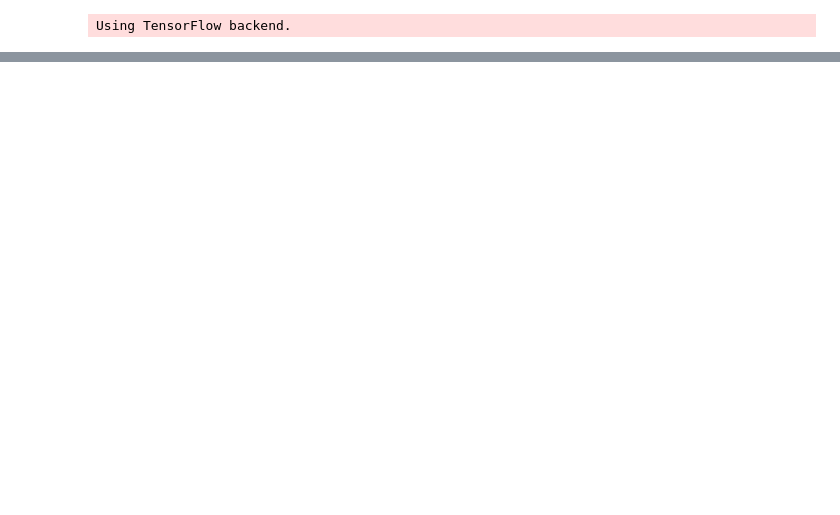
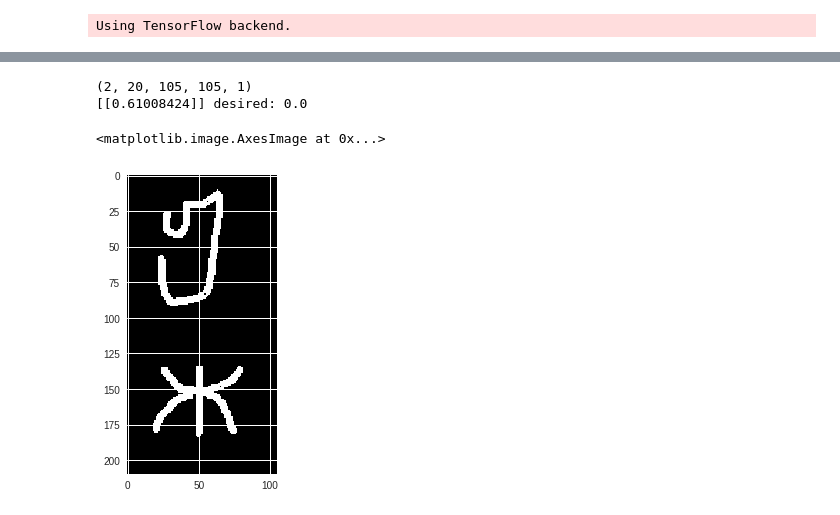
Before and after one commit to yunusemrecatalcam/one-shot_learning_omniglot, a Jupyter notebook: oneshot2.ipynb, the cells around one changed output, grey strips where cells are left out. Drawn from its saved outputs; the diff is of its cells as text; code cells hidden in the pictures; blank space fills up the shorter version.

```diff
--- a/oneshot2.ipynb
+++ b/oneshot2.ipynb
@@ -155,0 +149,15 @@ pairs (2, 200, 105, 105) targets (200,)
+# %%
+pred =np.asarray(mypairs)
+print(pred.shape)
+qwi = rng.randint(20)
+pred = pred[:,qwi,:,:,:].reshape(2,105,105,1)
+right =np.asarray(mypairs[1][qwi,:,:]).reshape(1,105,105,1)
+left  =np.asarray(mypairs[0][qwi,:,:]).reshape(1,105,105,1)
+
+print(Siamese.predict([right,left]),"desired:",mytargets[qwi])
+plt.imshow(np.asarray([right,left]).reshape(2*105,105))
+# %% [output]
+(2, 20, 105, 105, 1)
+[[0.61008424]] desired: 0.0
+<matplotlib.image.AxesImage at 0x...>
+[figure, added]
```
Also changed, not shown: parts of 11 cells of this notebook, 1 other file.
